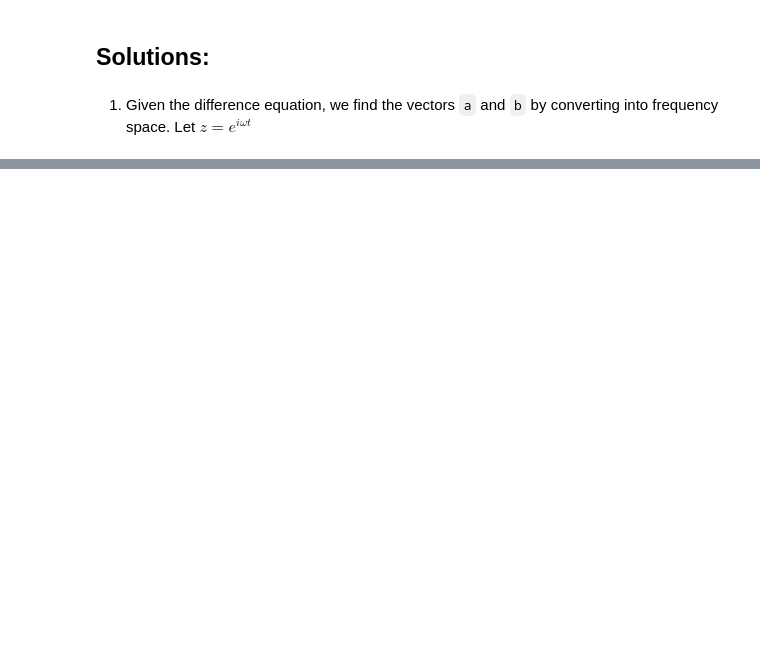
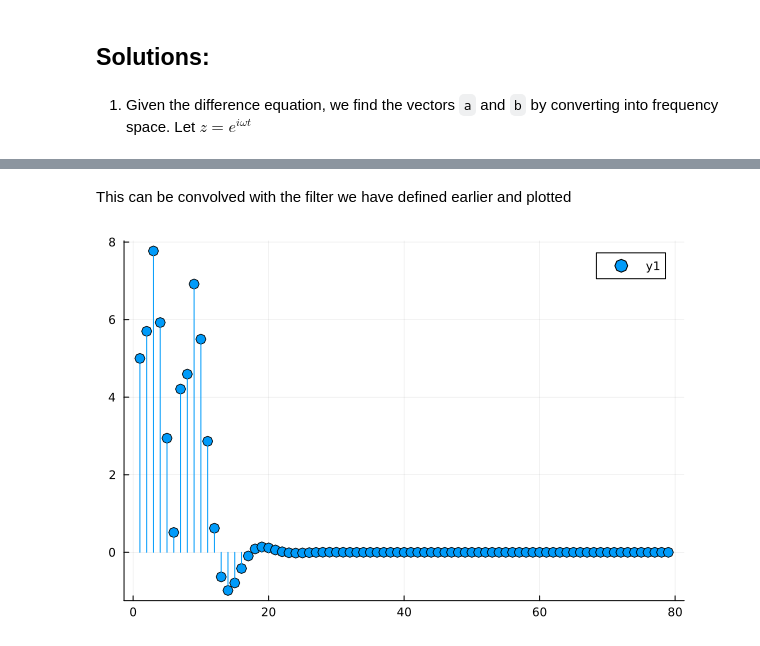
Before and after one commit to trevorolsson/DSP-Projects, a Jupyter notebook: Project 2/Project2.ipynb, the cells around one changed output, grey strips where cells are left out. Drawn from its saved outputs; the diff is of its cells as text; code cells hidden in the pictures; blank space fills up the shorter version.

```diff
--- a/Project 2/Project2.ipynb
+++ b/Project 2/Project2.ipynb
@@ -34,0 +121,2 @@ This project examines linear-time invariant systems and their representations wi
+# %%
+imp2 = fivepoint(40)
@@ -34,0 +141,7 @@ This project examines linear-time invariant systems and their representations wi
+# %% [markdown]
+This can be convolved with the filter we have defined earlier and plotted
+# %%
+con = conv(filter1, imp2)
+plot(con, lines=:stem, marker=:o, markersize=5)
+# %% [output]
+[figure, added]
```
Also changed, not shown: parts of 23 cells of this notebook.
